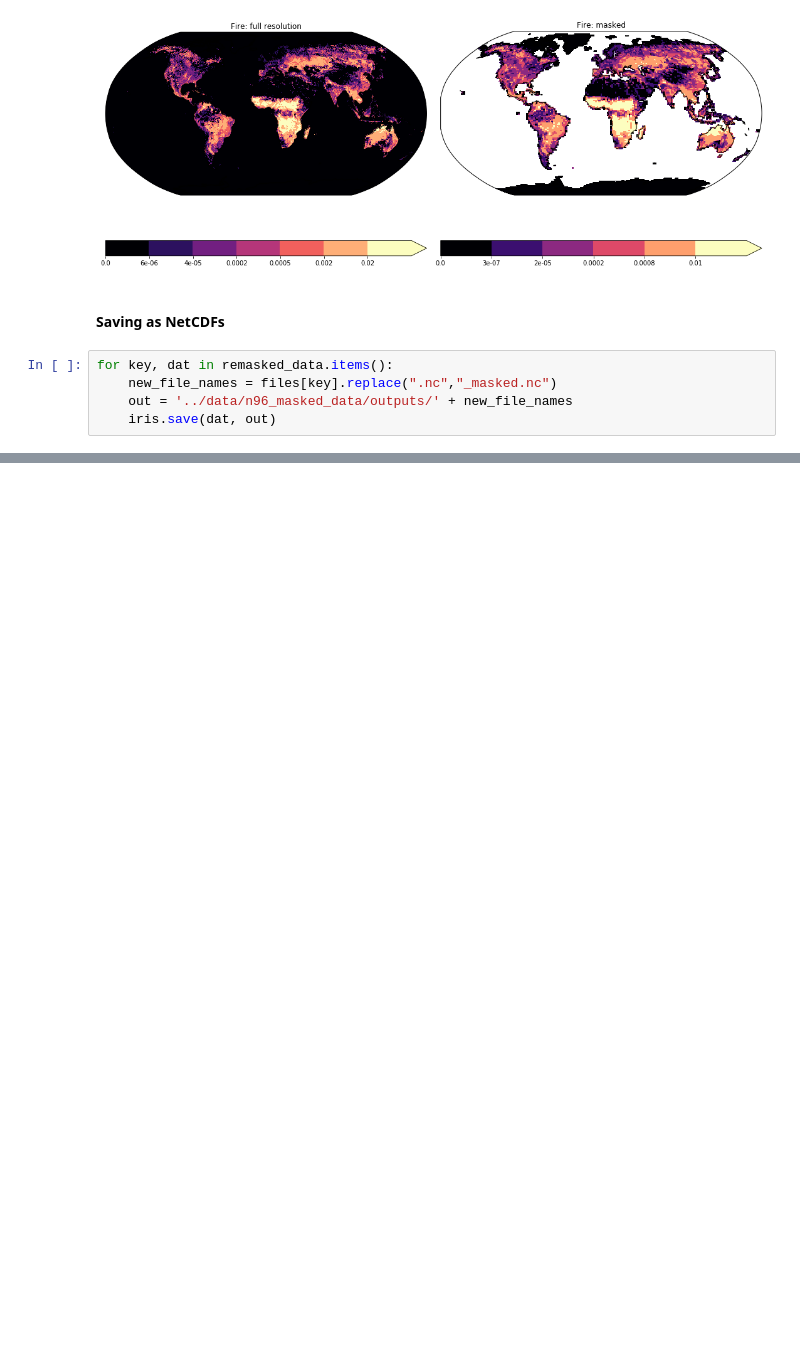
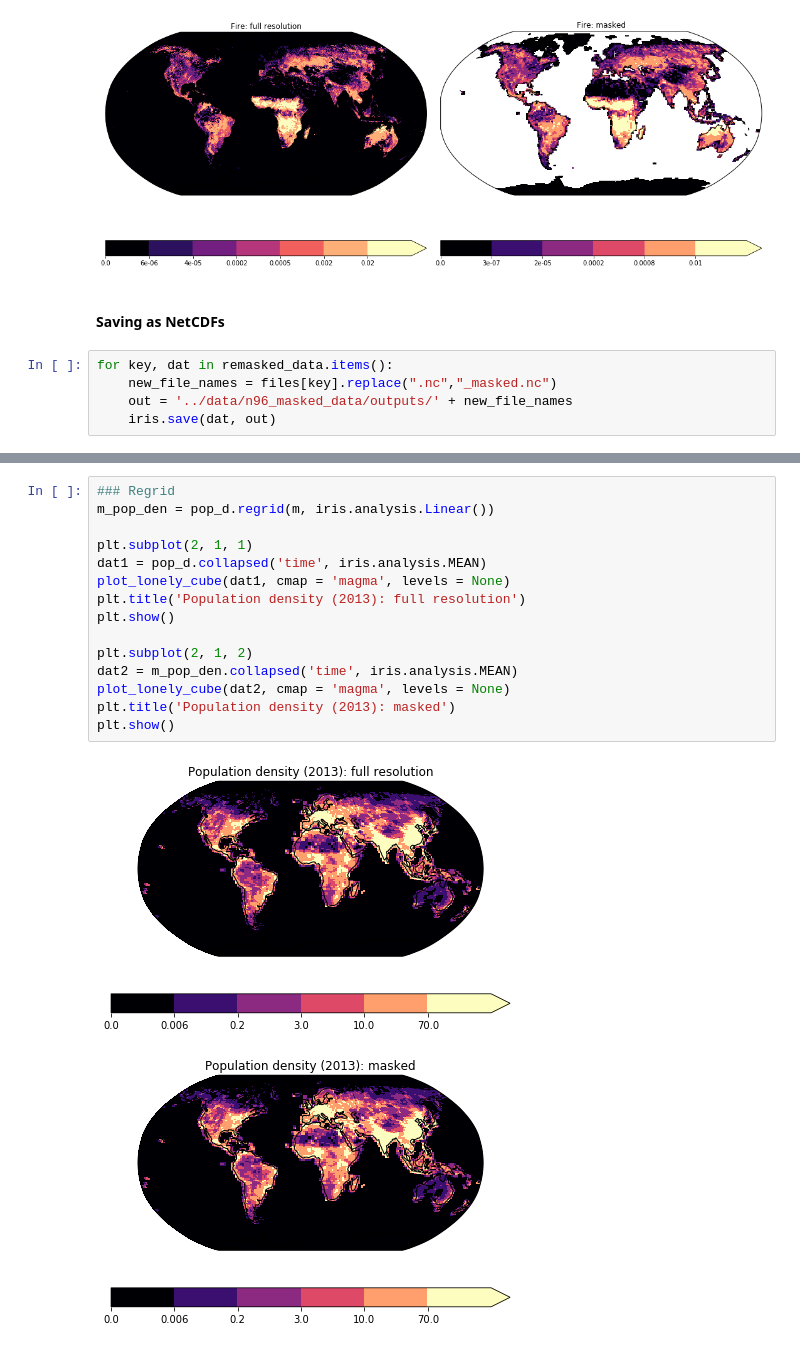
Before and after one commit to douglask3/UKESM-ConFire, a Jupyter notebook: notebooks/regrid_nc.ipynb, the cells around one changed output, grey strips where cells are left out. Drawn from its saved outputs; the diff is of its cells as text; blank space fills up the shorter version.

```diff
--- a/notebooks/regrid_nc.ipynb
+++ b/notebooks/regrid_nc.ipynb
@@ -283,0 +323,18 @@ for key, dat in remasked_data.items():
+# %%
+### Regrid
+m_pop_den = pop_d.regrid(m, iris.analysis.Linear())
+
+plt.subplot(2, 1, 1)
+dat1 = pop_d.collapsed('time', iris.analysis.MEAN)
+plot_lonely_cube(dat1, cmap = 'magma', levels = None)
+plt.title('Population density (2013): full resolution')
+plt.show()
+
+plt.subplot(2, 1, 2)
+dat2 = m_pop_den.collapsed('time', iris.analysis.MEAN)
+plot_lonely_cube(dat2, cmap = 'magma', levels = None)
+plt.title('Population density (2013): masked')
+plt.show()
+# %% [output]
+[figure, added]
+[figure, added]
```
Also changed, not shown: parts of 8 cells of this notebook, 2 other files.
